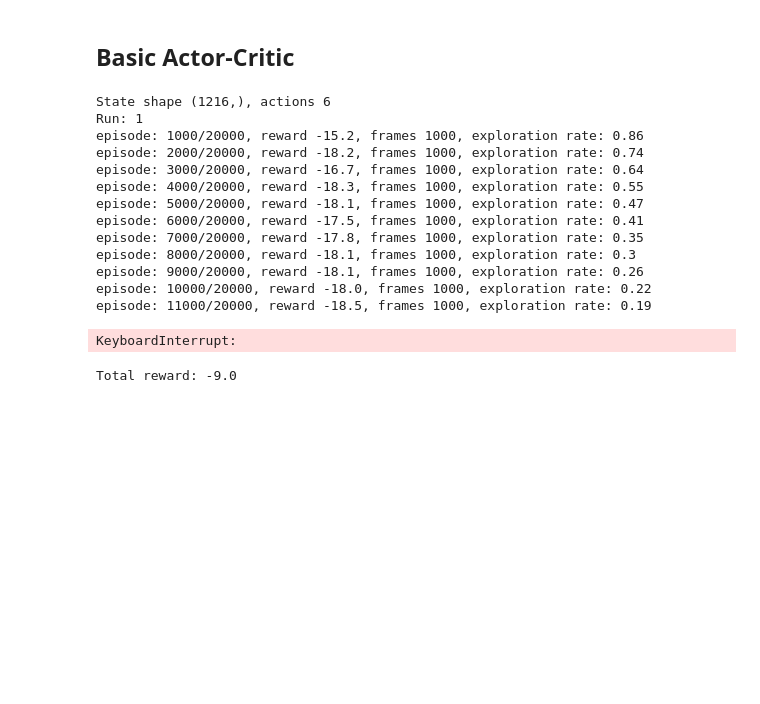
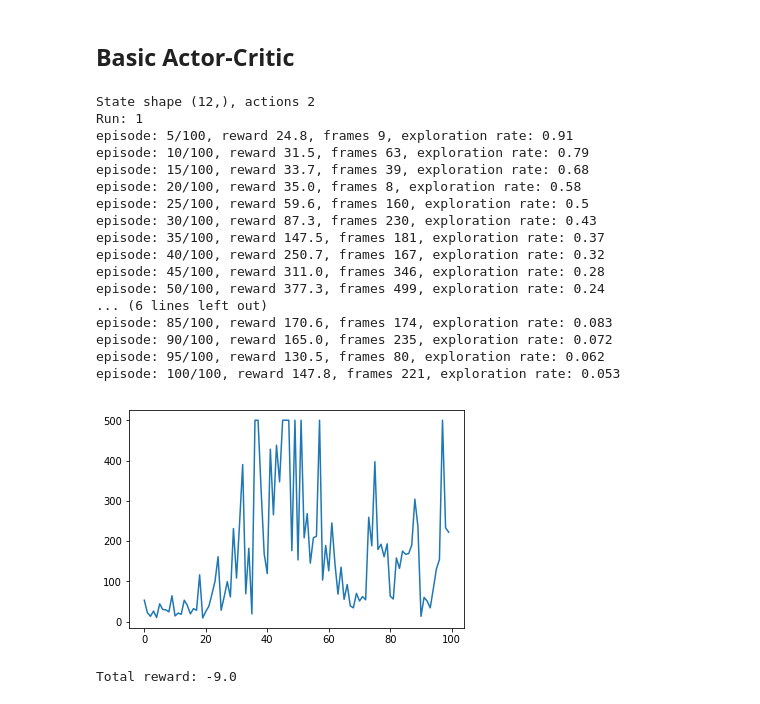
Before and after one commit to omikad/studying-ml, a Jupyter notebook: RL/actor_critic.ipynb, the cells around one changed output. Saved outputs shown, nothing was run; the diff lists cells and outputs as text; code cells hidden in the pictures; blank space fills up the shorter version.

```diff
--- a/RL/actor_critic.ipynb
+++ b/RL/actor_critic.ipynb
@@ -18,15 +18,18 @@ from training_methods import *
 
 run_name = 0
 # %%
-# env = gym.make('CartPole-v1')
-# env_state_observer = EnvStateObserver(lambda x: x, concat_states_count=3)
+env = gym.make('CartPole-v1')
+env_state_observer = EnvStateObserver(lambda x: x, concat_states_count=3)
 
-env = gym.make('Pong-v0')
-env_state_observer = EnvStateObserver(preprocess_input_pong_v0, concat_states_count=4)
-sample_state = env_state_observer.env_reset(env)
+# env = gym.make('Pong-v0')
+# env_state_observer = EnvStateObserver(preprocess_input_pong_v0, concat_states_count=4)
+
+# env = gym.envs.make("Breakout-v0")
+# env_state_observer = EnvStateObserver(preprocess_input_breakout_v0, concat_states_count=4)
 
 # env.render(close=True)
 # plt.imshow(env.render('rgb_array'))
+sample_state = env_state_observer.env_reset(env)
 print('Actions: {}'.format(env.action_space.n))
 print('Raw observation space: {}'.format(env.observation_space.shape))
 print('Max episode steps: {}'.format(env.spec.max_episode_steps))
@@ -149,50 +172,57 @@ class ActorCriticAgent:
 # %%
 tf.reset_default_graph()
 
-params = LearningParameters(env, env_state_observer.env_reset(env), episodes_count=20000)
+params = LearningParameters(env, env_state_observer.env_reset(env), episodes_count=100)
 params.max_frame_in_episode = min(params.max_frame_in_episode, 1000)
 params.epsilon_min = 0.05
-params.max_memory_size = 20000
-params.pong_reset_discounted_reward = True
+params.max_memory_size = 2000
+params.pong_reset_discounted_reward = False
 agent = ActorCriticAgent(params)
 
 run_name += 1
 print('Run: ' + str(run_name))
 
-saver = TfSaver('logs')
+saver = TfSaver('logs/ac')
 
-config = tf.ConfigProto(log_device_placement=True)
-config.gpu_options.per_process_gpu_memory_fraction=0.5
-config.operation_timeout_in_ms=60000
-# config = tf.ConfigProto(device_count = {'GPU': 0})
-# config = tf.ConfigProto()
+# Train on GPU
+# config = tf.ConfigProto(log_device_placement=True)
+# config.gpu_options.per_process_gpu_memory_fraction=0.7
+# config.operation_timeout_in_ms=60000
+
+# Train on CPU
+config = tf.ConfigProto(device_count = {'GPU': 0})
+
 with tf.Session(config=config) as session:
     session.run(tf.global_variables_initializer())
 
     saver.load_latest_checkpoint(session)
 
 #     tf_writer = tf.summary.FileWriter('logs/run' + str(run_name), session.graph)
 
     agent, rewards = train_discounted_rewards(session, saver, env, agent, env_state_observer, params,
                                               normalize_rewards=True)
     # agent, rewards = train_reward_is_time(env, agent, params)
     # agent, rewards = train(env, agent, params)
     plt.plot(rewards)
 # %% [output]
-State shape (1216,), actions 6
+State shape (12,), actions 2
 Run: 1
-episode: 1000/20000, reward -15.2, frames 1000, exploration rate: 0.86
-episode: 2000/20000, reward -18.2, frames 1000, exploration rate: 0.74
-episode: 3000/20000, reward -16.7, frames 1000, exploration rate: 0.64
-episode: 4000/20000, reward -18.3, frames 1000, exploration rate: 0.55
-episode: 5000/20000, reward -18.1, frames 1000, exploration rate: 0.47
-episode: 6000/20000, reward -17.5, frames 1000, exploration rate: 0.41
-episode: 7000/20000, reward -17.8, frames 1000, exploration rate: 0.35
-episode: 8000/20000, reward -18.1, frames 1000, exploration rate: 0.3
-episode: 9000/20000, reward -18.1, frames 1000, exploration rate: 0.26
-episode: 10000/20000, reward -18.0, frames 1000, exploration rate: 0.22
-episode: 11000/20000, reward -18.5, frames 1000, exploration rate: 0.19
+episode: 5/100, reward 24.8, frames 9, exploration rate: 0.91
+episode: 10/100, reward 31.5, frames 63, exploration rate: 0.79
+episode: 15/100, reward 33.7, frames 39, exploration rate: 0.68
+episode: 20/100, reward 35.0, frames 8, exploration rate: 0.58
+episode: 25/100, reward 59.6, frames 160, exploration rate: 0.5
+episode: 30/100, reward 87.3, frames 230, exploration rate: 0.43
+episode: 35/100, reward 147.5, frames 181, exploration rate: 0.37
+episode: 40/100, reward 250.7, frames 167, exploration rate: 0.32
+episode: 45/100, reward 311.0, frames 346, exploration rate: 0.28
+episode: 50/100, reward 377.3, frames 499, exploration rate: 0.24
+... (6 lines left out)
+episode: 85/100, reward 170.6, frames 174, exploration rate: 0.083
+episode: 90/100, reward 165.0, frames 235, exploration rate: 0.072
+episode: 95/100, reward 130.5, frames 80, exploration rate: 0.062
+episode: 100/100, reward 147.8, frames 221, exploration rate: 0.053
-KeyboardInterrupt:
+[figure, added]
 # %%
 with tf.Session(config=config) as session:
     session.run(tf.global_variables_initializer())
```
Also changed, not shown: parts of 2 cells of this notebook, 2 other files.
